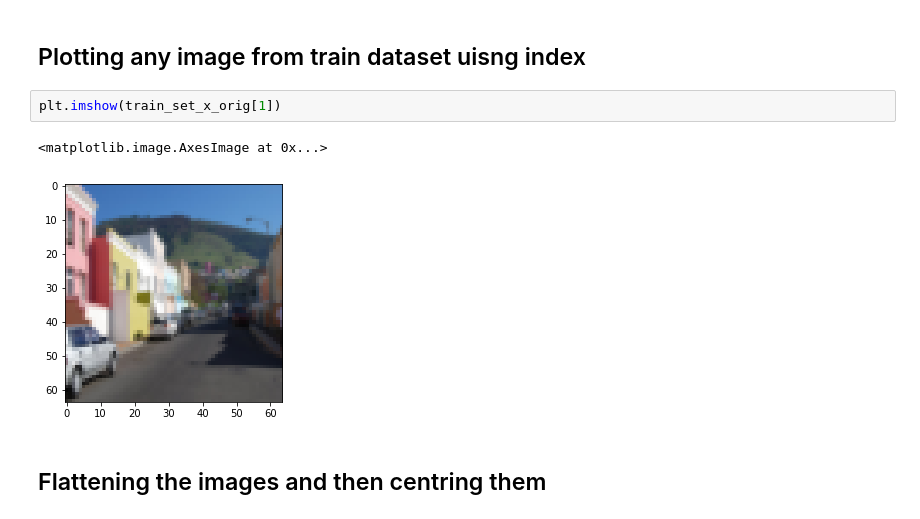
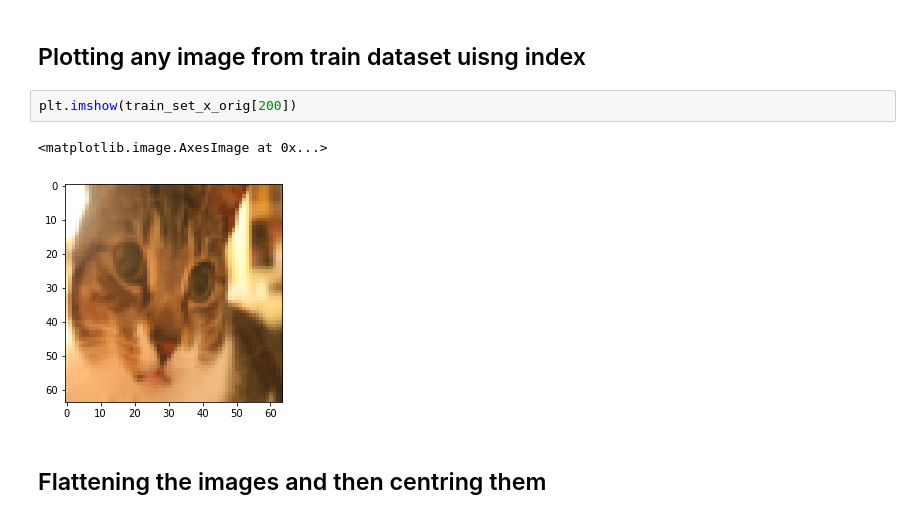
Before and after one commit to rhl-gupta/Neural-Network-Concepts, a Jupyter notebook: Concepts of ANN.ipynb, the cells around one changed output. Saved outputs shown, nothing was run; the diff lists cells and outputs as text.

```diff
--- a/Concepts of ANN.ipynb
+++ b/Concepts of ANN.ipynb
@@ -44,10 +48,10 @@ print(test_set_y.shape)
 # %% [markdown]
 ## Plotting any image from train dataset uisng index
 # %%
-plt.imshow(train_set_x_orig[1])
+plt.imshow(train_set_x_orig[200])
 # %% [output]
 <matplotlib.image.AxesImage at 0x...>
-[figure, old version]
+[figure, new version]
 # %% [markdown]
 ## Flattening the images and then centring them
 # %%
```
Also changed, not shown: parts of 2 cells of this notebook.
